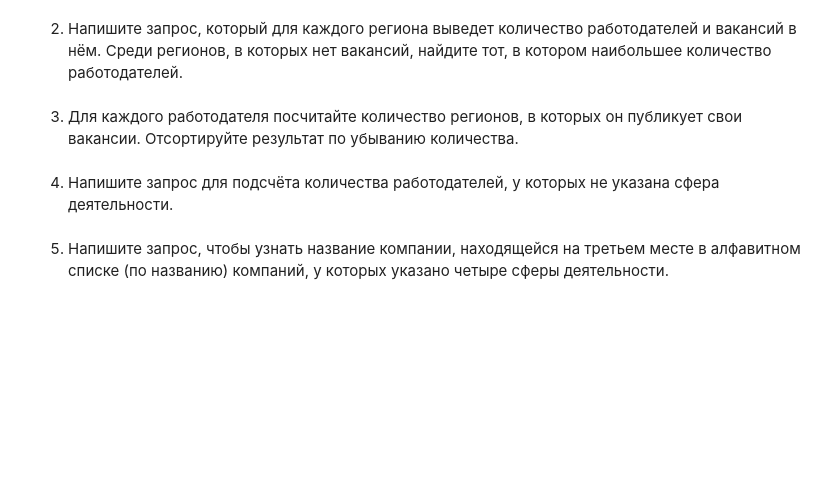
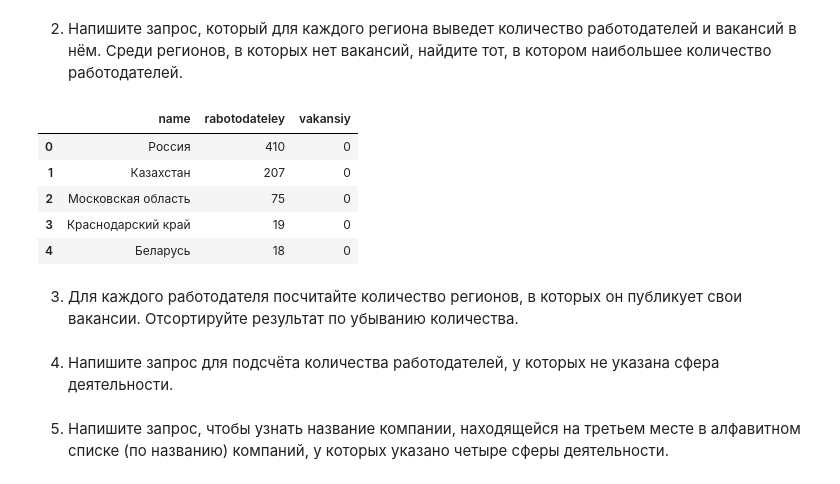
Before and after one commit to chingachguk1977/DST-HeadHunter-Pjt-2--SQL, a Jupyter notebook: SF_DST_Project2_SQL.ipynb, the cells around one changed output. Drawn from its saved outputs; the diff is of its cells as text; code cells hidden in the pictures; blank space fills up the shorter version.

```diff
--- a/SF_DST_Project2_SQL.ipynb
+++ b/SF_DST_Project2_SQL.ipynb
@@ -146,8 +257,26 @@ df
 Среди регионов, в которых нет вакансий, найдите тот, в котором наибольшее количество работодателей.
 # %%
 # текст запроса
+query_5_2 = f'''
+    select a.name, count(e.id) rabotodateley, count(v.id) vakansiy
+    from areas a
+    left join employers as e on e.area = a.id
+    left join vacancies as v on v.area_id = a.id
+    where v.id is null
+    group by a.name
+    order by 2 desc
+'''
 # %%
 # результат запроса
+df = pd.read_sql_query(query_5_2, connection)
+df.head()
+# %% [output]
+|  | name | rabotodateley | vakansiy |
+| 0 | Россия | 410 | 0 |
+| 1 | Казахстан | 207 | 0 |
+| 2 | Московская область | 75 | 0 |
+| 3 | Краснодарский край | 19 | 0 |
+| 4 | Беларусь | 18 | 0 |
 # %% [markdown]
 3. Для каждого работодателя посчитайте количество регионов, в которых он публикует свои вакансии. Отсортируйте результат по убыванию количества.
 # %%
```
Also changed, not shown: parts of 20 cells of this notebook.
